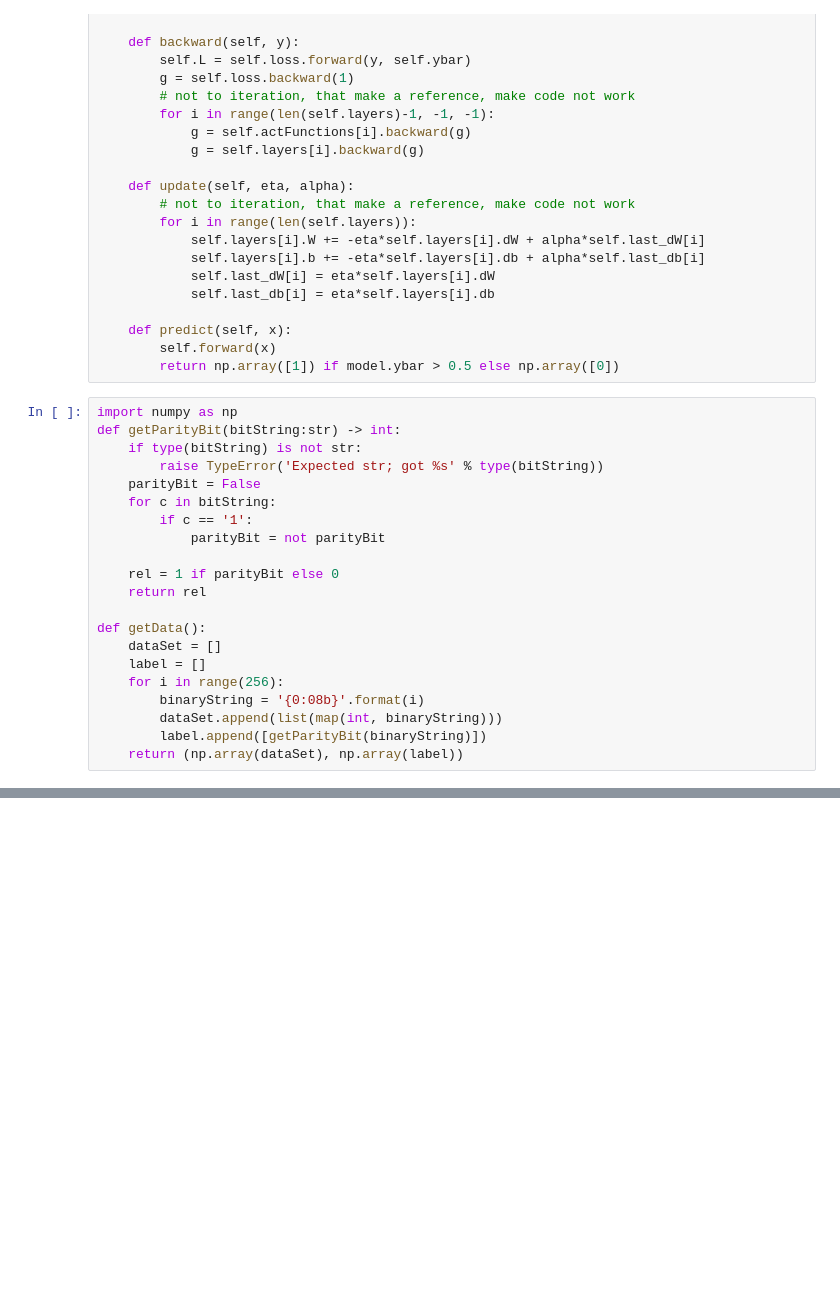
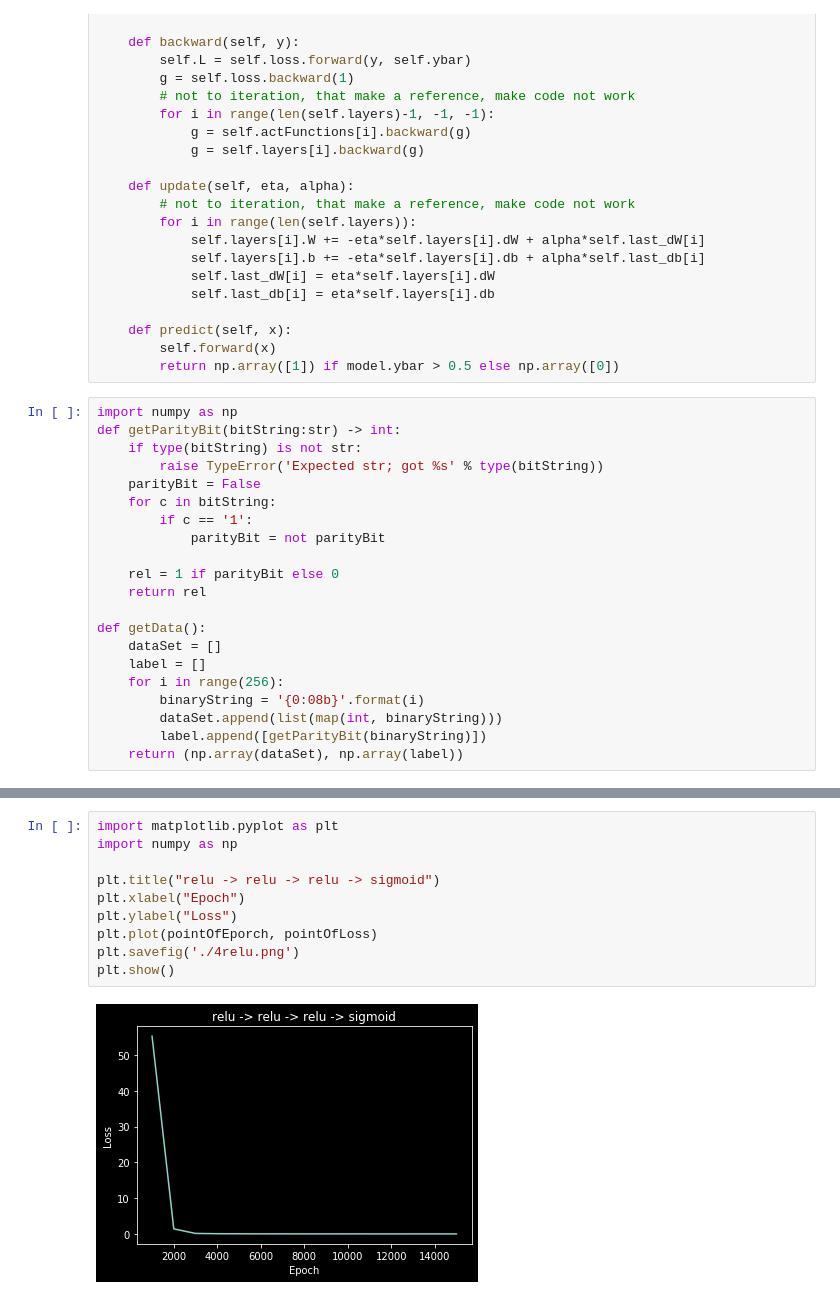
Before and after one commit to how8570/NDHU-Assignments-Learning-8-bit-parity-checking-problem-with-MLP, a Jupyter notebook: MLPcode.ipynb, the cells around one changed output, grey strips where cells are left out. Saved outputs shown, nothing was run; the diff lists cells and outputs as text; blank space fills up the shorter version.

```diff
--- a/MLPcode.ipynb
+++ b/MLPcode.ipynb
@@ -261,3 +297,15 @@ plt.show()
+# %%
+import matplotlib.pyplot as plt
+import numpy as np
+
+plt.title("relu -> relu -> relu -> sigmoid")
+plt.xlabel("Epoch")
+plt.ylabel("Loss")
+plt.plot(pointOfEporch, pointOfLoss)
+plt.savefig('./4relu.png')
+plt.show()
+# %% [output]
+[figure, added]
 # %%
 trainData, trainLabel = getData()
 
```
Also changed, not shown: parts of 7 cells of this notebook, 4 other files.
